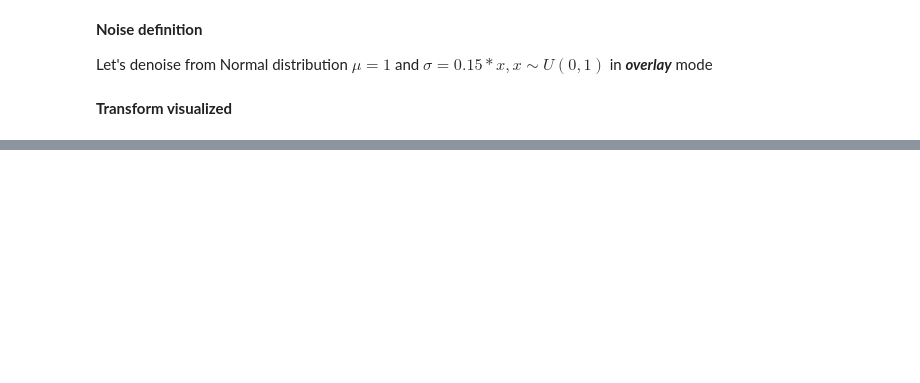
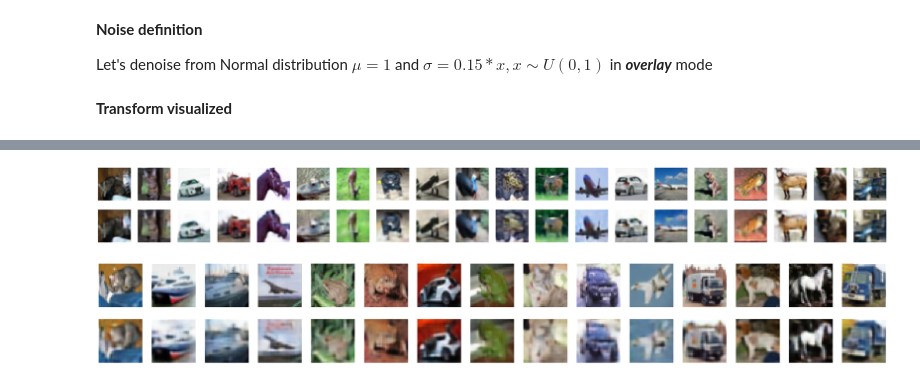
Before and after one commit to olegtaratuhin/itmo-ml, a Jupyter notebook: lab8/lab8.ipynb, the cells around one changed output, grey strips where cells are left out. Drawn from its saved outputs; the diff is of its cells as text; code cells hidden in the pictures; blank space fills up the shorter version.

```diff
--- a/lab8/lab8.ipynb
+++ b/lab8/lab8.ipynb
@@ -120,8 +124,8 @@ model.compile(
 
 history = model.fit(
     x_train_with_noise, x_train,
-    epochs=10,
-    batch_size=128,
+    epochs=20,
+    batch_size=256,
     shuffle=True,
     validation_data=(x_test, x_test)
 )
@@ -134,5 +150,5 @@ ValueError: in user code:
 # %%
-pred = autoencoder.predict(x_test_with_noise)
+pred = model.predict(x_test_with_noise)
 # %%
 idx = 8
 draw_original_noise_pred(x_test[idx], x_test_with_noise[idx], pred[idx])
@@ -141,23 +158,27 @@ draw_original_noise_pred(x_test[idx], x_test_with_noise[idx], pred[idx])
 # %%
 def plot_images(*args):
     args = [x.squeeze() for x in args]
     n = min([x.shape[0] for x in args])
 
-    plt.figure(figsize=(10*n, 10*len(args)))
+    plt.figure(figsize=(3*n, 3*len(args)))
     for j in range(n):
         for i in range(len(args)):
             ax = plt.subplot(len(args), n, i*n + j + 1)
             plt.imshow(args[i][j])
             plt.gray()
             ax.get_xaxis().set_visible(False)
             ax.get_yaxis().set_visible(False)
 
     plt.show()
 
 rng = np.random.default_rng()
 random_idxs = rng.choice(len(pred), size=20, replace=False)
 
 plot_images(x_test[random_idxs], pred[random_idxs])
+# %% [output]
+[figure, added]
 # %%
-fist_ten = np.array([i for i in range(10)])
-plot_images(x_test[fist_ten], pred[fist_ten])
+fist_slice = np.array([i for i in range(15)])
+plot_images(x_test[fist_slice], pred[fist_slice])
+# %% [output]
+[figure, added]
```
Also changed, not shown: parts of 6 cells of this notebook.
